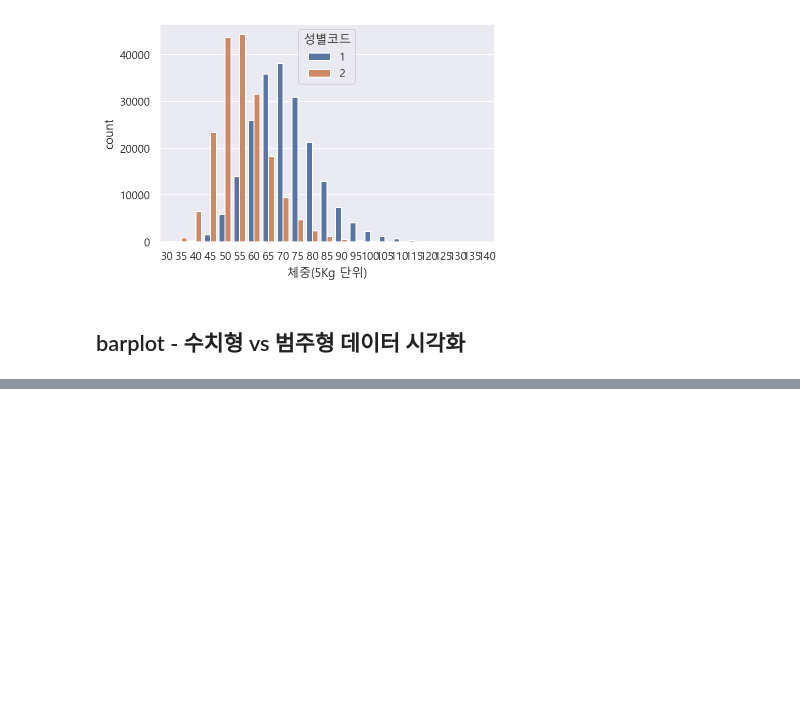
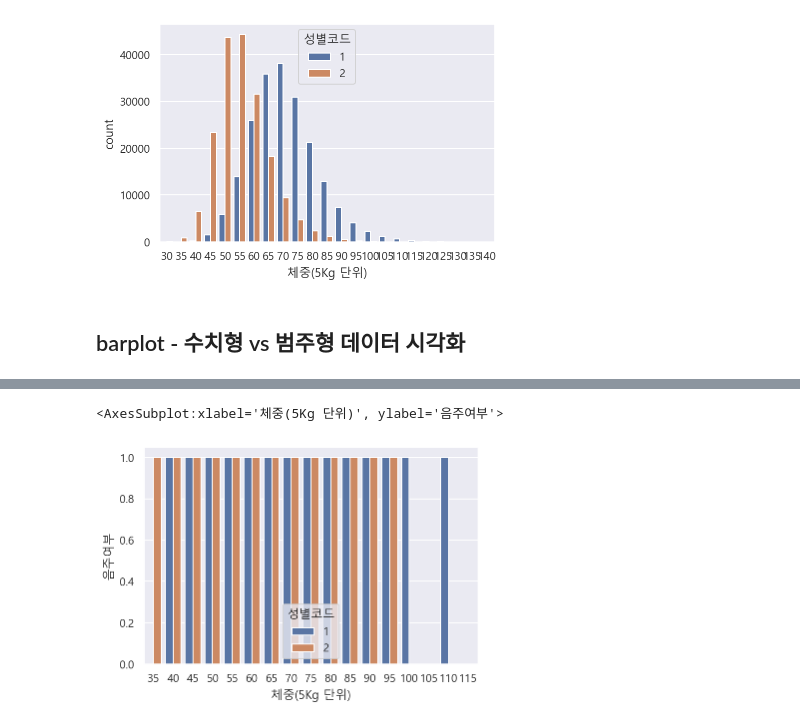
Before and after one commit to tree698/Data_Analysis, a Jupyter notebook: 1. Health Check/Untitled.ipynb, the cells around one changed output, grey strips where cells are left out. Saved outputs shown, nothing was run; the diff lists cells and outputs as text; code cells hidden in the pictures; blank space fills up the shorter version.

```diff
--- a/1. Health Check/Untitled.ipynb
+++ b/1. Health Check/Untitled.ipynb
@@ -549,0 +570,7 @@ sns.countplot(data=df, x="체중(5Kg 단위)", hue="성별코드")
+# %%
+#음주여부와 체중(5kg 단위)을 성별에 따라 봅니다
+
+sns.barplot(data=df_sample, x="체중(5Kg 단위)", y="음주여부", hue="성별코드")
+# %% [output]
+<AxesSubplot:xlabel='체중(5Kg 단위)', ylabel='음주여부'>
+[figure, added]
```
Also changed, not shown: parts of 11 cells of this notebook.
